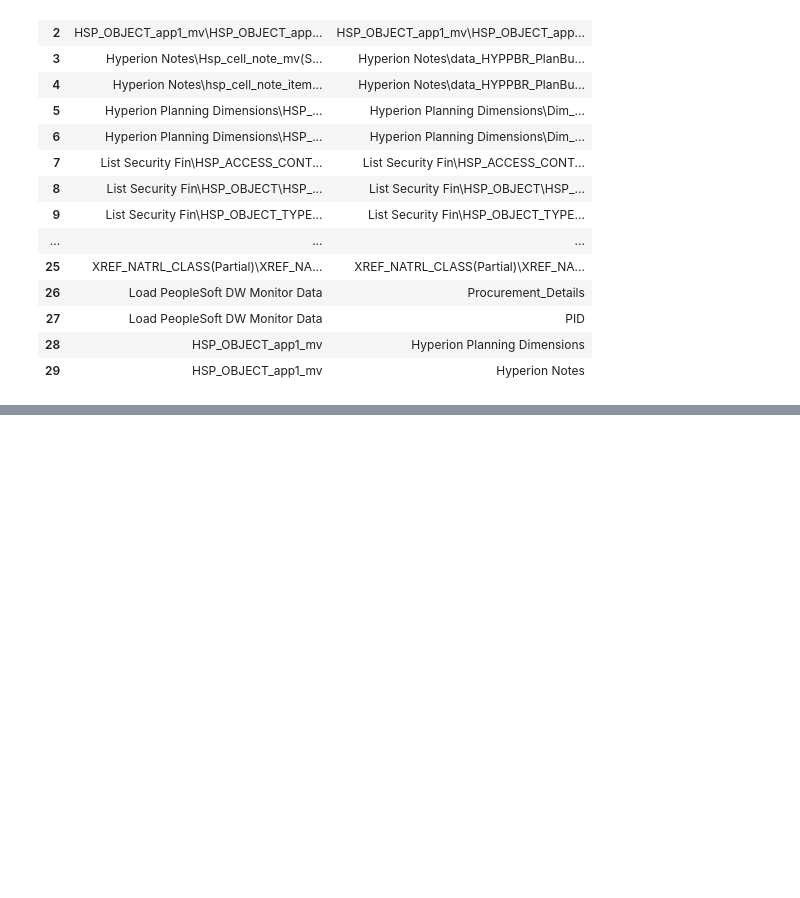
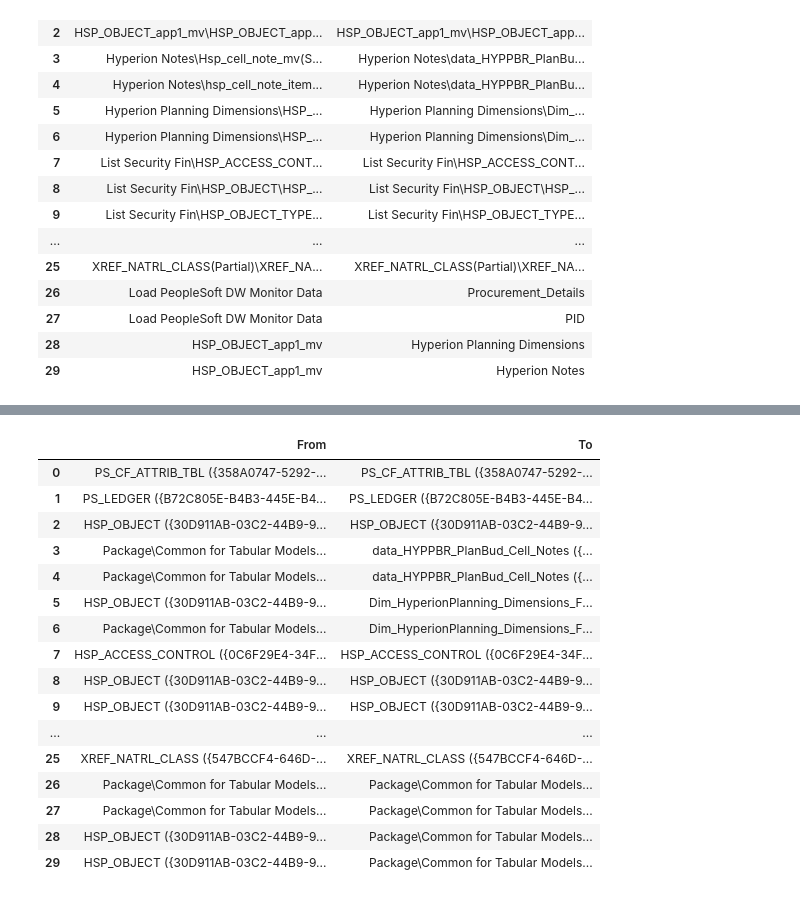
Before and after one commit to TimK00/Practicum-II, a Jupyter notebook: Python/Helper Snippets.ipynb, the cells around one changed output, grey strips where cells are left out. Drawn from its saved outputs; the diff is of its cells as text; code cells hidden in the pictures; blank space fills up the shorter version.

```diff
--- a/Python/Helper Snippets.ipynb
+++ b/Python/Helper Snippets.ipynb
@@ -180,0 +123,90 @@ df
+# %%
+# SNIPPET NOT USED - Same as above
+
+# set dtsx package file
+master_file_path = 'Master Common ETL.xml'
+
+# define the path to the directory containing the .dtsx files
+xml_directory = "C:\\Users\\Kirkpatrick3\\OneDrive - UT Health San Antonio\\Desktop\\Practicum\\XML\\"
+
+# parse the main .dtsx file using lxml
+tree = ET.parse(master_file_path)
+root = tree.getroot()
+
+# define the namespaces used in the .dtsx file
+namespaces = {"DTS": "www.microsoft.com/SqlServer/Dts"}
+
+package_data = {}
+for package in root.findall(".//ExecutePackageTask", namespaces):
+    # define the path to the .dtsx file for the current package
+    xml_file_path = xml_directory + package.find('PackageName').text
+
+    # parse the .dtsx file using lxml
+    tree = ET.parse(xml_file_path)
+    root = tree.getroot()
+
+    # grab the package name and GUID
+    package_name = root.get("{www.microsoft.com/SqlServer/Dts}ObjectName")
+    package_guid = root.get("{www.microsoft.com/SqlServer/Dts}DTSID")
+
+    # add the package name and GUID to the dictionary
+    package_data[package_name] = package_guid
+
+# remove any duplicates from the dictionary
+package_data = {k: v for k, v in package_data.items() if k is not None and v is not None}
+package_data = {k.split('_', 1)[-1]: v for k, v in package_data.items() if k is not None and v is not None}
+
+# parse the .dtsx file using ElementTree
+tree = ET.parse(master_file_path)
+root = tree.getroot()
+
+# find all the PrecedenceConstraint elements with LogicalAnd="True"
+constraints = root.findall(".//DTS:PrecedenceConstraint[@DTS:LogicalAnd='True']", namespaces)
+
+# create an empty list to store the constraint information
+data = []
+
+# iterate over each constraint and get its From and To values, if available
+for constraint in constraints:
+    constraint_from = constraint.get("{www.microsoft.com/SqlServer/Dts}From")
+    constraint_to = constraint.get("{www.microsoft.com/SqlServer/Dts}To")
+
+    # exclude any constraints that contain the strings "SQL" or "?"
+    if constraint_from is not None and constraint_to is not None and "SQL" not in constraint_from and "?" not in constraint_from and "SQL" not in constraint_to and "?" not in constraint_to:
+        # add the constraint information to the data list
+        data.append({"From": constraint_from, "To": constraint_to})
+
+# create a pandas dataframe from the data list
+df = pd.DataFrame(data)
+
+# create a new dataframe with replaced values
+new_df = df.copy()
+for index, row in new_df.iterrows():
+    for key, value in package_data.items():
+        if key in row['From']:
+            row['From'] = key + ' (' + value + ')'
+        if key in row['To']:
+            row['To'] = key + ' (' + value + ')'
+
+new_df
+
+# write to csv
+#new_df.to_csv('LogicalAnd.csv', index=False)
+# %% [output]
+|  | From | To |
+| 0 | PS_CF_ATTRIB_TBL ({358A0747-5292-... | PS_CF_ATTRIB_TBL ({358A0747-5292-... |
+| 1 | PS_LEDGER ({B72C805E-B4B3-445E-B4... | PS_LEDGER ({B72C805E-B4B3-445E-B4... |
+| 2 | HSP_OBJECT ({30D911AB-03C2-44B9-9... | HSP_OBJECT ({30D911AB-03C2-44B9-9... |
+| 3 | Package\Common for Tabular Models... | data_HYPPBR_PlanBud_Cell_Notes ({... |
+| 4 | Package\Common for Tabular Models... | data_HYPPBR_PlanBud_Cell_Notes ({... |
+| 5 | HSP_OBJECT ({30D911AB-03C2-44B9-9... | Dim_HyperionPlanning_Dimensions_F... |
+| 6 | Package\Common for Tabular Models... | Dim_HyperionPlanning_Dimensions_F... |
+| 7 | HSP_ACCESS_CONTROL ({0C6F29E4-34F... | HSP_ACCESS_CONTROL ({0C6F29E4-34F... |
+| 8 | HSP_OBJECT ({30D911AB-03C2-44B9-9... | HSP_OBJECT ({30D911AB-03C2-44B9-9... |
+| 9 | HSP_OBJECT ({30D911AB-03C2-44B9-9... | HSP_OBJECT ({30D911AB-03C2-44B9-9... |
+| ... | ... | ... |
+| 25 | XREF_NATRL_CLASS ({547BCCF4-646D-... | XREF_NATRL_CLASS ({547BCCF4-646D-... |
+| 26 | Package\Common for Tabular Models... | Package\Common for Tabular Models... |
+| 27 | Package\Common for Tabular Models... | Package\Common for Tabular Models... |
+| 28 | HSP_OBJECT ({30D911AB-03C2-44B9-9... | Package\Common for Tabular Models... |
+| 29 | HSP_OBJECT ({30D911AB-03C2-44B9-9... | Package\Common for Tabular Models... |
```
Also changed, not shown: parts of 7 cells of this notebook.
